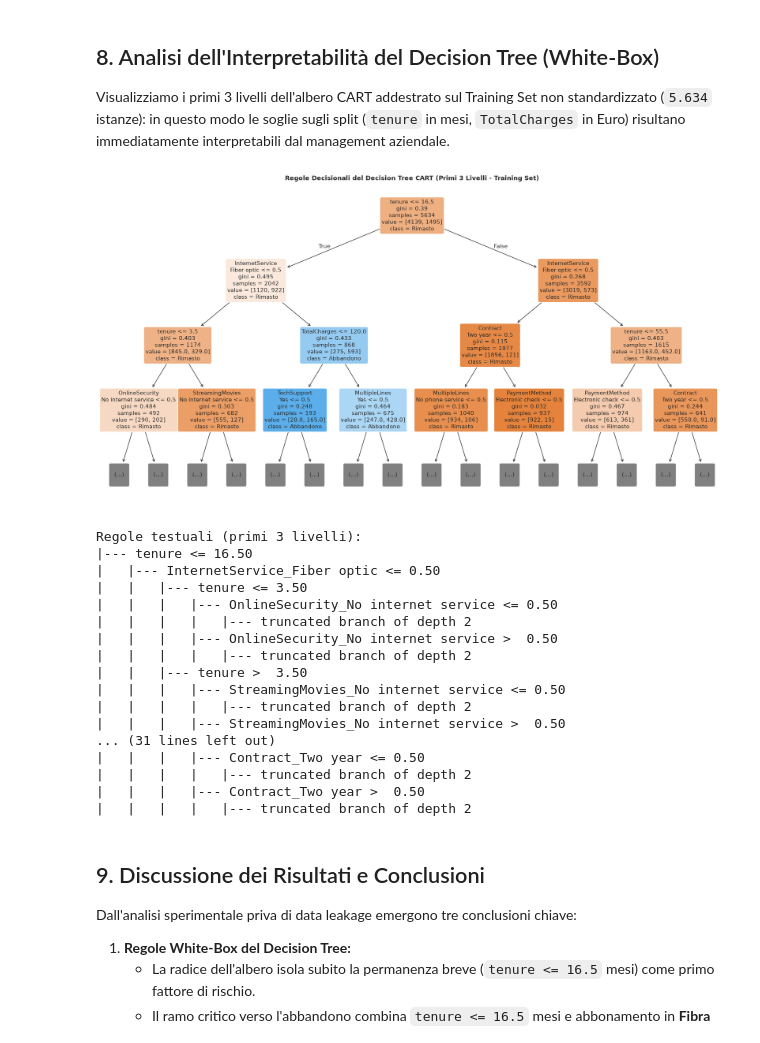
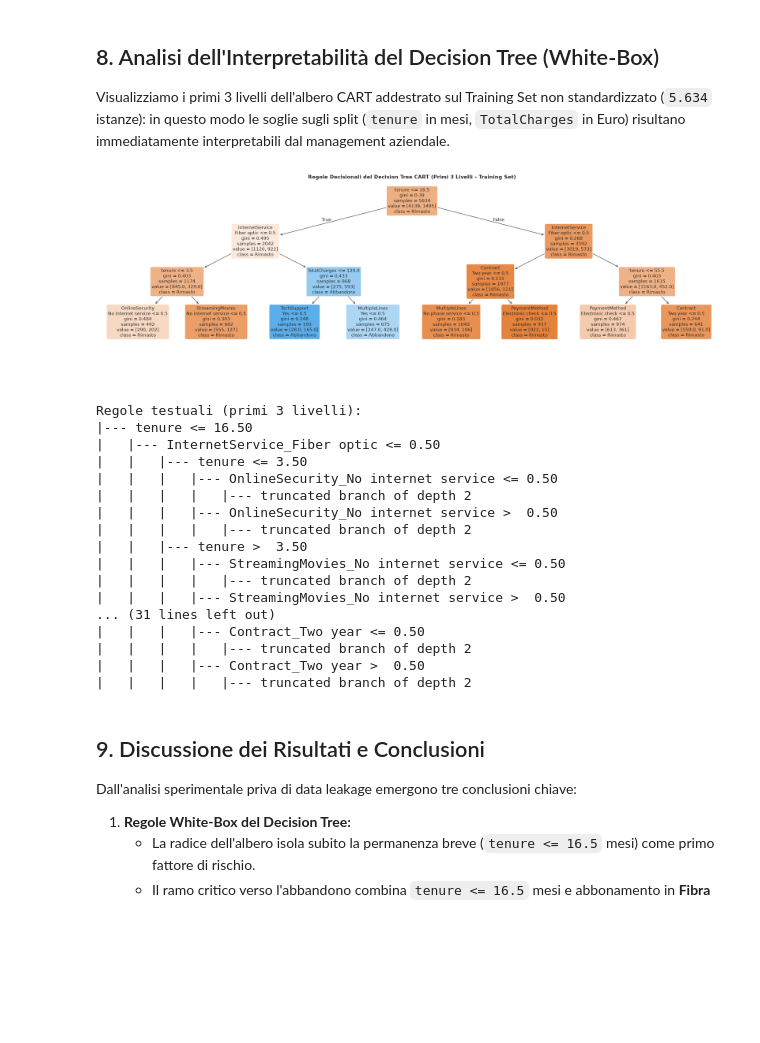
Before and after one commit to Mantineo-Massimo/IA, a Jupyter notebook: notebooks/churn_analysis.ipynb, the cells around one changed output. Drawn from its saved outputs; the diff is of its cells as text; code cells hidden in the pictures; blank space fills up the shorter version.

Commit message:
fix: hide truncated placeholder nodes in tree plot for full-width Slide 9 readability

```diff
--- a/notebooks/churn_analysis.ipynb
+++ b/notebooks/churn_analysis.ipynb
@@ -680,27 +680,43 @@ plt.show()
 Visualizziamo i primi 3 livelli dell'albero CART addestrato sul Training Set non standardizzato (`5.634` istanze): in questo modo le soglie sugli split (`tenure` in mesi, `TotalCharges` in Euro) risultano immediatamente interpretabili dal management aziendale.
 # %%
 dt_model_orig = fitted_models['Decision Tree (CART)']['orig']
-
 tree_labels = [c.replace('_', '\n', 1) for c in X_train_tree_df.columns]
 
-plt.figure(figsize=(22, 11.5))
-plot_tree(
+fig, ax = plt.subplots(figsize=(24, 8.2))
+anns = plot_tree(
     dt_model_orig,
     max_depth=3,
     feature_names=tree_labels,
     class_names=['Rimasto', 'Abbandono'],
     filled=True,
     rounded=True,
-    fontsize=11
+    fontsize=12,
+    ax=ax
 )
-plt.title("Regole Decisionali del Decision Tree CART (Primi 3 Livelli - Training Set)", fontweight='bold')
+# Rimuove i nodi segnaposto grigi '(...)' e relative frecce per guadagnare spazio e leggibilità
+visible_y = []
+for a in anns:
+    if a.get_text().strip() == '(...)':
+        a.set_visible(False)
+        if getattr(a, 'arrow_patch', None) is not None:
+            a.arrow_patch.set_visible(False)
+    else:
+        visible_y.append(a.xy[1])
+
+if visible_y:
+    y_min, y_max = min(visible_y), max(visible_y)
+    pad = (y_max - y_min) * 0.16
+    ax.set_ylim(y_min - pad, y_max + pad)
+
+ax.set_title("Regole Decisionali del Decision Tree CART (Primi 3 Livelli - Training Set)", fontweight='bold', fontsize=14)
+plt.tight_layout()
 plt.savefig(f'{IMAGES_DIR}/albero_decisionale.png', dpi=300, bbox_inches='tight')
 plt.show()
 
 print("Regole testuali (primi 3 livelli):")
 print(export_text(dt_model_orig, feature_names=list(X_train_tree_df.columns), max_depth=3))
 # %% [output]
-[figure, old version]
+[figure, new version]
 Regole testuali (primi 3 livelli):
 |--- tenure <= 16.50
 |   |--- InternetService_Fiber optic <= 0.50
```
Also changed, not shown: 4 other files.
